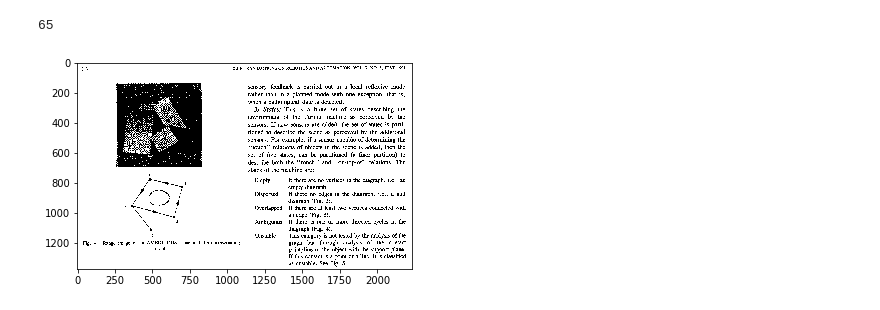
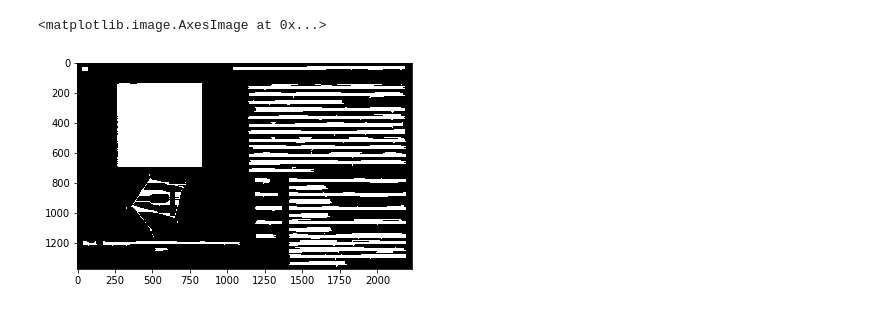
Before and after one commit to enoque/processamento_de_imagens_digitais, a Jupyter notebook: Trabalho3/Trabalho3.ipynb, the cells around one changed output. Saved outputs shown, nothing was run; the diff lists cells and outputs as text; code cells hidden in the pictures.

```diff
--- a/Trabalho3/Trabalho3.ipynb
+++ b/Trabalho3/Trabalho3.ipynb
@@ -13,35 +13,35 @@ plt.imshow(img, "gray")
 # %%
 imgOriginal = img.copy()
 img2 = cv2.bitwise_not(imgOriginal)
 kernel = np.ones((1,100),np.uint8)
 dilation = cv2.dilate(img2,kernel,iterations = 1)
 erosion = cv2.erode(dilation,kernel,iterations = 1)
 
 kernel2 = np.ones((200,1),np.uint8)
 dilation2 = cv2.dilate(img2,kernel2,iterations = 1)
 erosion2 = cv2.erode(dilation2,kernel2,iterations = 1)
 
 imgOut = cv2.bitwise_and(erosion, erosion2)
 
 kernel = np.ones((1,30),np.uint8)
 
 imgOut = cv2.morphologyEx(imgOut, cv2.MORPH_CLOSE, kernel)
-_, contours, hierarchy = cv2.findContours(imgOut, cv2.RETR_TREE, cv2.CHAIN_APPROX_SIMPLE)
+contours, hierarchy = cv2.findContours(imgOut, cv2.RETR_TREE, cv2.CHAIN_APPROX_SIMPLE)
 
 
-contornos = cv2.drawContours(imgOriginal.copy(), contours, -1, (0,255,0), 3)
+#contornos = cv2.drawContours(imgOriginal.copy(), contours, -1, (0,255,0), 3)
 
 
 
-print (len(contours[0]))
+#print (len(contours[0]))
 
 
 
-plt.imshow(imgOriginal,"gray")
+plt.imshow(imgOut,"gray")
 
-imageio.imwrite('resultados/teste.png', imgOriginal)
+#imageio.imwrite('resultados/teste.png', imgOriginal)
 # %% [output]
-65
+<matplotlib.image.AxesImage at 0x...>
-[figure, old version]
+[figure, new version]
 # %%
 rects = []
```
Also changed, not shown: parts of 3 cells of this notebook, 7 other files.
